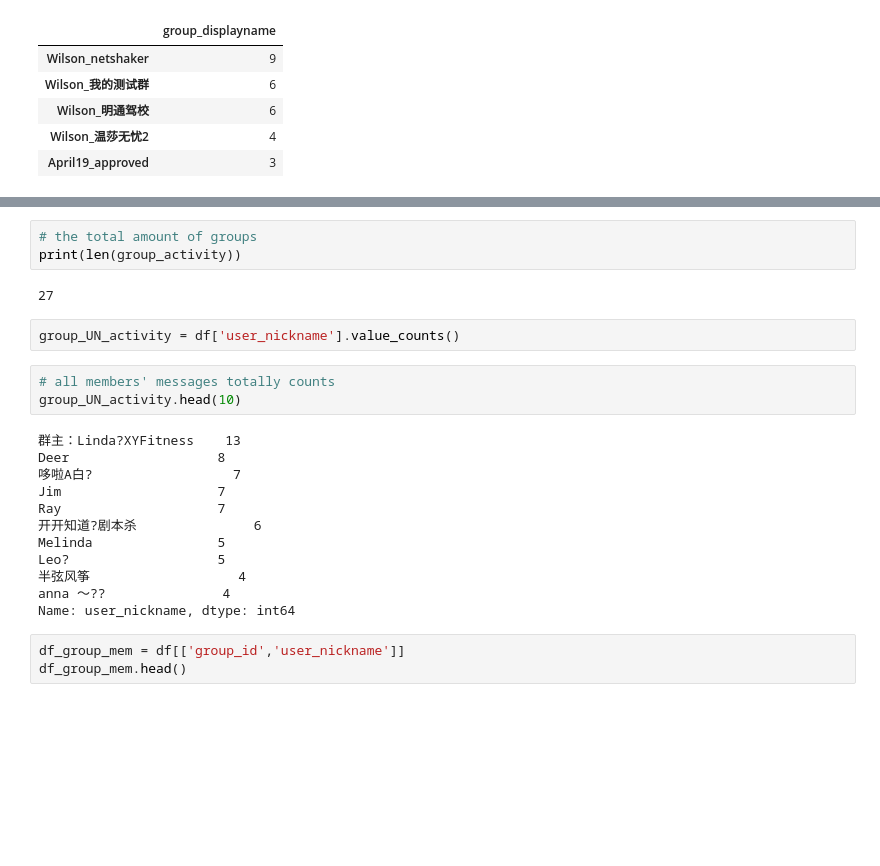
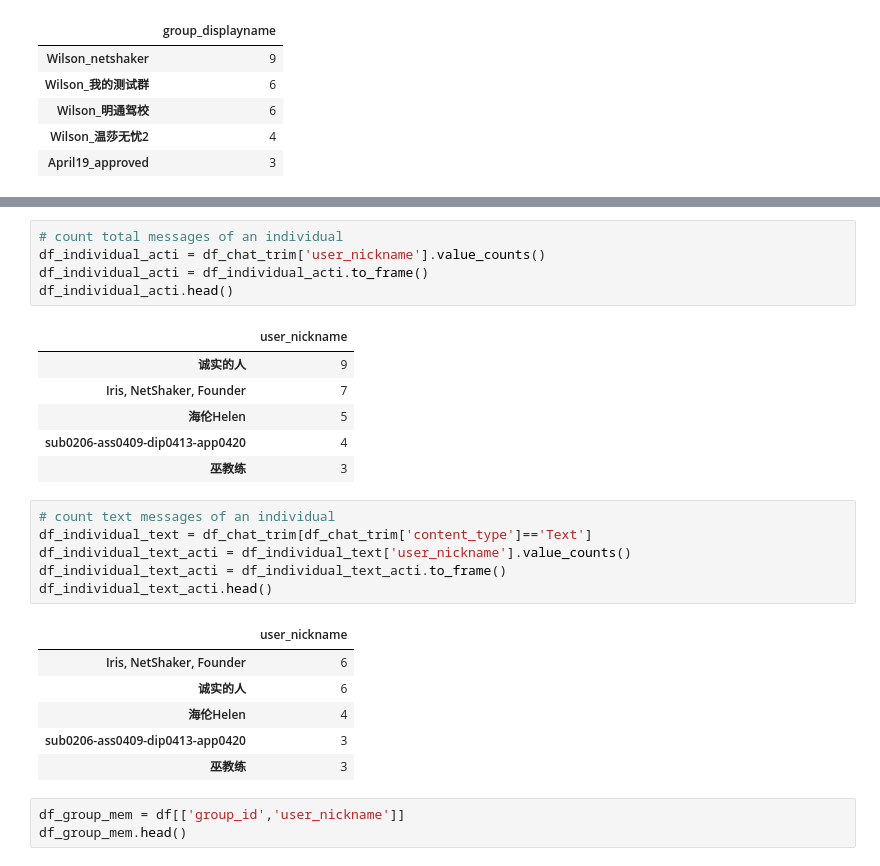
Before and after one commit to zhongw117/textmining, a Jupyter notebook: msg_processing.ipynb, the cells around one changed output, grey strips where cells are left out. Cells and saved outputs as stored; diff of their text form; blank space fills up the shorter version.

```diff
--- a/msg_processing.ipynb
+++ b/msg_processing.ipynb
@@ -117,25 +94,28 @@ Name: group_id, dtype: int64
-# %%
-# the total amount of groups
-print(len(group_activity))
-# %% [output]
-27
-# %%
-group_UN_activity = df['user_nickname'].value_counts()
-# %%
-# all members' messages totally counts
-group_UN_activity.head(10)
-# %% [output]
-群主：Linda?XYFitness    13
-Deer                   8
-哆啦A白?                  7
-Jim                    7
-Ray                    7
-开开知道?剧本杀               6
-Melinda                5
-Leo?                   5
-半弦风筝                   4
-anna ～??               4
-Name: user_nickname, dtype: int64
+# %%
+# count total messages of an individual
+df_individual_acti = df_chat_trim['user_nickname'].value_counts()
+df_individual_acti = df_individual_acti.to_frame()
+df_individual_acti.head()
+# %% [output]
+|  | user_nickname |
+| 诚实的人 | 9 |
+| Iris, NetShaker, Founder | 7 |
+| 海伦Helen | 5 |
+| sub0206-ass0409-dip0413-app0420 | 4 |
+| 巫教练 | 3 |
+# %%
+# count text messages of an individual
+df_individual_text = df_chat_trim[df_chat_trim['content_type']=='Text']
+df_individual_text_acti = df_individual_text['user_nickname'].value_counts()
+df_individual_text_acti = df_individual_text_acti.to_frame()
+df_individual_text_acti.head()
+# %% [output]
+|  | user_nickname |
+| Iris, NetShaker, Founder | 6 |
+| 诚实的人 | 6 |
+| 海伦Helen | 4 |
+| sub0206-ass0409-dip0413-app0420 | 3 |
+| 巫教练 | 3 |
 # %%
 df_group_mem = df[['group_id','user_nickname']]
 df_group_mem.head()
```
Also changed, not shown: parts of 3 cells of this notebook.
